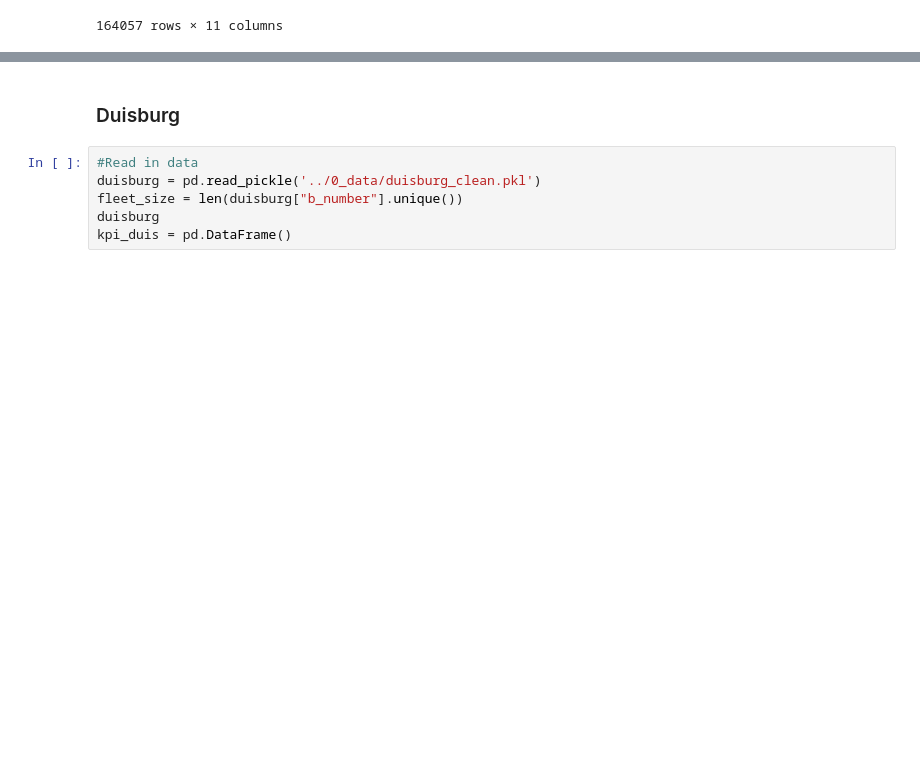
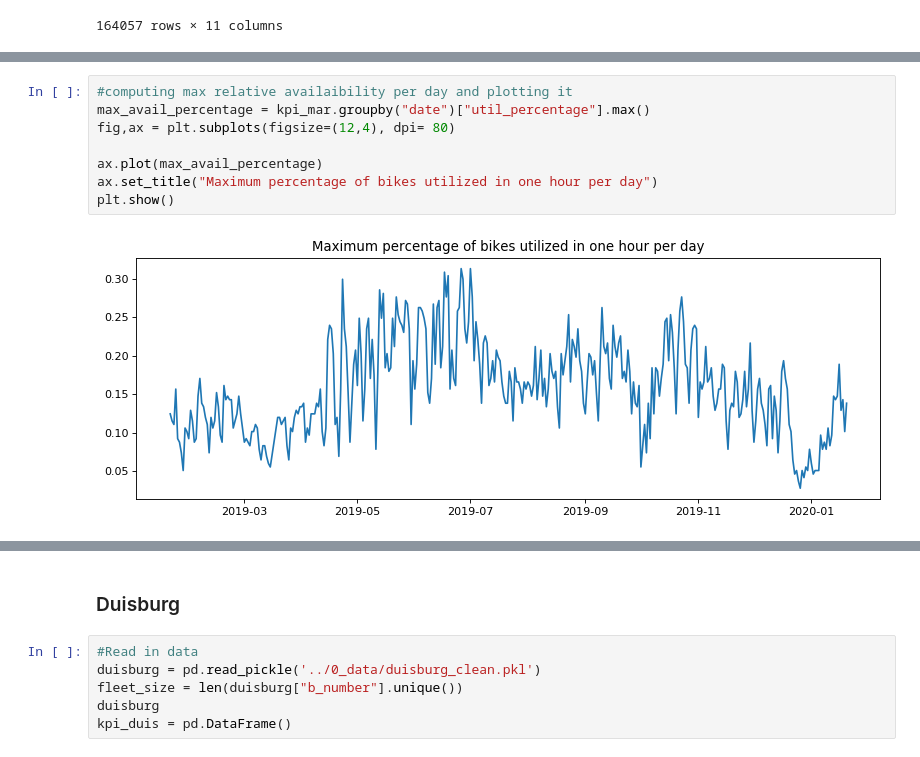
Before and after one commit to mogottsch/dsml_2020_magma, a Jupyter notebook: 2_kpi_calculation/KPI_Calculation.ipynb, the cells around one changed output, grey strips where cells are left out. Cells and saved outputs as stored; diff of their text form; blank space fills up the shorter version.

```diff
--- a/2_kpi_calculation/KPI_Calculation.ipynb
+++ b/2_kpi_calculation/KPI_Calculation.ipynb
@@ -109,3 +121,13 @@ ax.set_title("Maximum of bikes utilized in one hour per day")
 plt.show()
 # %% [output]
 [figure]
+# %%
+#computing max relative availaibility per day and plotting it
+max_avail_percentage = kpi_mar.groupby("date")["util_percentage"].max()
+fig,ax = plt.subplots(figsize=(12,4), dpi= 80)
+
+ax.plot(max_avail_percentage)
+ax.set_title("Maximum percentage of bikes utilized in one hour per day")
+plt.show()
+# %% [output]
+[figure, added]
```
Also changed, not shown: parts of 13 cells of this notebook.
